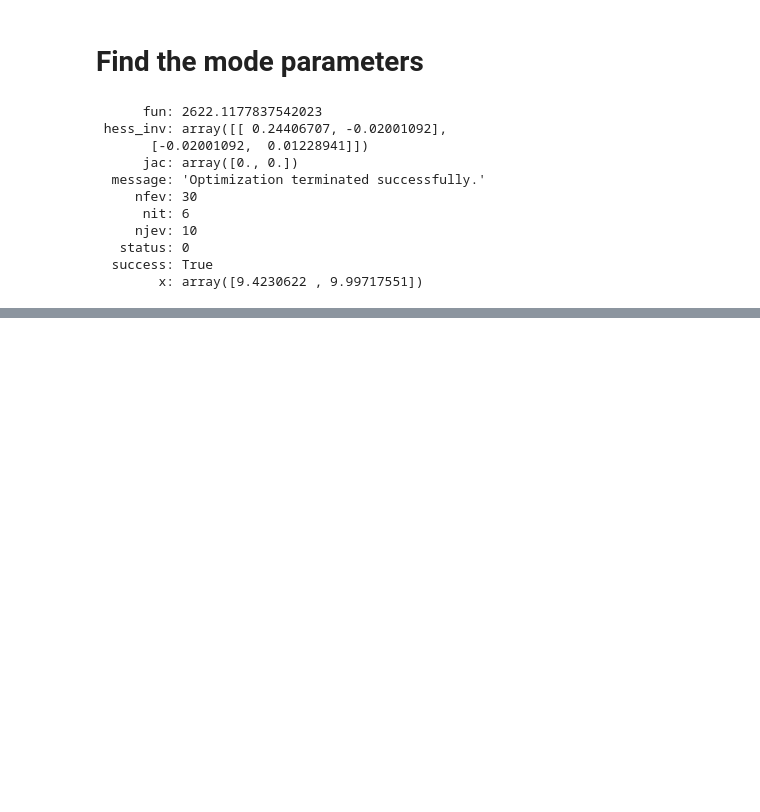
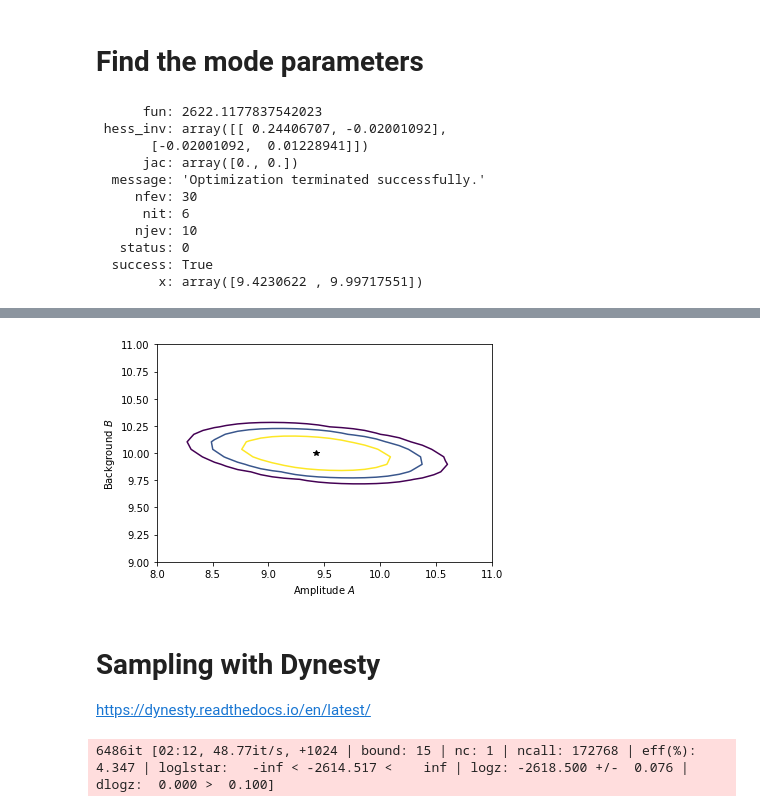
Before and after one commit to cjm96/InferenceScientificDataBinderResources, a Jupyter notebook: GaussianPulse.ipynb, the cells around one changed output, grey strips where cells are left out. Cells and saved outputs as stored; diff of their text form; code cells hidden in the pictures; blank space fills up the shorter version.

```diff
--- a/GaussianPulse.ipynb
+++ b/GaussianPulse.ipynb
@@ -74,0 +99,51 @@ sol
+# %%
+A_grid = np.linspace(8., 11., 30)
+B_grid = np.linspace(9.0, 11.0, 30)
+
+def my_new_f(x, y):
+    return np.exp(log_posterior(x, y)-max_post)
+
+f_vec = np.vectorize(my_new_f) # vectorization of function f
+
+X, Y = np.meshgrid(A_grid, B_grid)
+
+Z = f_vec(X,Y)
+# %%
+fig, ax = plt.subplots()
+CS = ax.contour(X, Y, Z, levels=np.exp([-3,-2,-1]))
+
+ax.plot([A_hat],[B_hat], 'k*')
+
+ax.set_xlabel(r"Amplitude $A$")
+ax.set_ylabel(r"Background $B$")
+
+plt.show()
+# %% [output]
+[figure, added]
+# %% [markdown]
+# Sampling with Dynesty
+
+https://dynesty.readthedocs.io/en/latest/
+# %%
+ndim = 2
+
+def prior_transform(u):
+    """Transforms the uniform random variable `u ~ Unif[0., 1.)`
+    to the parameters of interest:
+    A = u[0] - Unif[8,12)
+    B = u[1] - Unif[8,12)"""
+
+    x = 4. * u + 8.  # scale and shift
+
+    return x
+
+def log_likelihood(x):
+    return log_likelihood_fast(x[0], x[1])
+
+from dynesty import NestedSampler
+
+sampler = NestedSampler(log_likelihood, prior_transform, ndim, nlive=1024, bound='multi', sample='slice')
+
+sampler.run_nested(dlogz=0.1)
+# %% [output]
+6486it [02:12, 48.77it/s, +1024 | bound: 15 | nc: 1 | ncall: 172768 | eff(%):  4.347 | loglstar:   -inf < -2614.517 <    inf | logz: -2618.500 +/-  0.076 | dlogz:  0.000 >  0.100]
```
Also changed, not shown: parts of 9 cells of this notebook, 1 other file.
